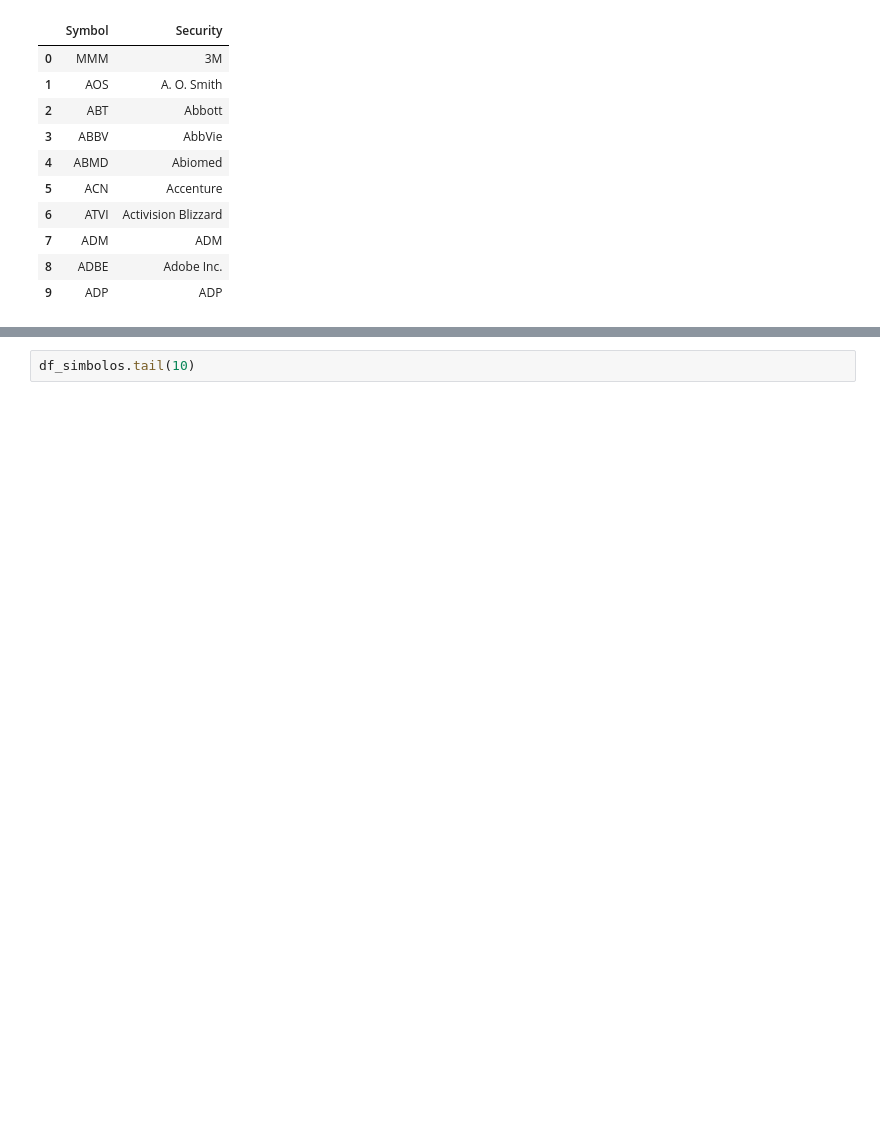
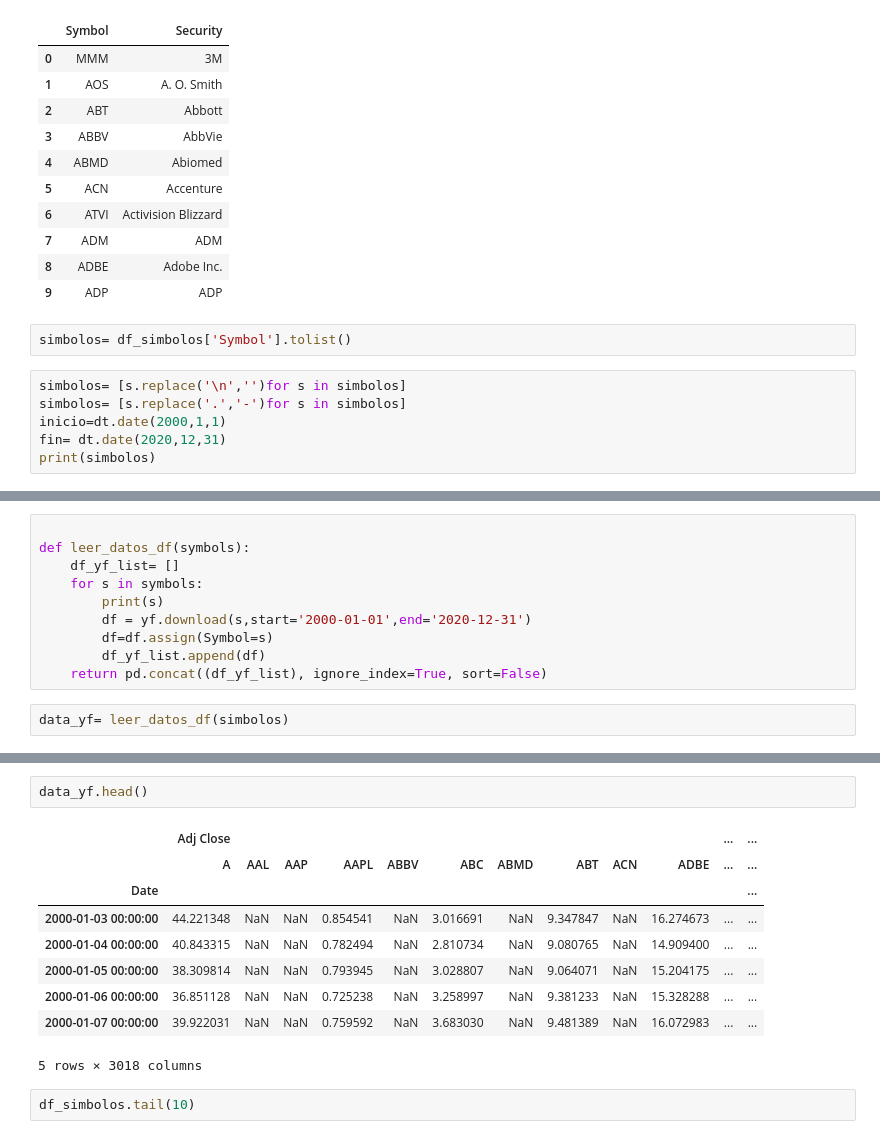
Before and after one commit to lugeminai/DS-PI-ProyectoIndividual, a Jupyter notebook: ds_pi_financiero/preliminar.ipynb, the cells around one changed output, grey strips where cells are left out. Saved outputs shown, nothing was run; the diff lists cells and outputs as text; blank space fills up the shorter version.

Commit message:
obtener datos de API YahooFinance

```diff
--- a/ds_pi_financiero/preliminar.ipynb
+++ b/ds_pi_financiero/preliminar.ipynb
@@ -38,3 +41,11 @@ df_simbolos.head(10)
 | 7 | ADM | ADM |
 | 8 | ADBE | Adobe Inc. |
 | 9 | ADP | ADP |
+# %%
+simbolos= df_simbolos['Symbol'].tolist()
+# %%
+simbolos= [s.replace('\n','')for s in simbolos]
+simbolos= [s.replace('.','-')for s in simbolos]
+inicio=dt.date(2000,1,1)
+fin= dt.date(2020,12,31)
+print(simbolos)
@@ -40,0 +54,12 @@ df_simbolos.head(10)
+# %%
+
+def leer_datos_df(symbols):
+    df_yf_list= []
+    for s in symbols:
+        print(s)
+        df = yf.download(s,start='2000-01-01',end='2020-12-31')
+        df=df.assign(Symbol=s)
+        df_yf_list.append(df)
+    return pd.concat((df_yf_list), ignore_index=True, sort=False)
+# %%
+data_yf= leer_datos_df(simbolos)
@@ -41,3 +105,15 @@ df_simbolos.head(10)
+# %%
+data_yf.head()
+# %% [output]
+|  | Adj Close |  |  |  |  |  |  |  |  |  | ... | ... |
+|  | A | AAL | AAP | AAPL | ABBV | ABC | ABMD | ABT | ACN | ADBE | ... | ... |
+| Date |  |  |  |  |  |  |  |  |  |  |  | ... |
+| 2000-01-03 00:00:00 | 44.221348 | NaN | NaN | 0.854541 | NaN | 3.016691 | NaN | 9.347847 | NaN | 16.274673 | ... | ... |
+| 2000-01-04 00:00:00 | 40.843315 | NaN | NaN | 0.782494 | NaN | 2.810734 | NaN | 9.080765 | NaN | 14.909400 | ... | ... |
+| 2000-01-05 00:00:00 | 38.309814 | NaN | NaN | 0.793945 | NaN | 3.028807 | NaN | 9.064071 | NaN | 15.204175 | ... | ... |
+| 2000-01-06 00:00:00 | 36.851128 | NaN | NaN | 0.725238 | NaN | 3.258997 | NaN | 9.381233 | NaN | 15.328288 | ... | ... |
+| 2000-01-07 00:00:00 | 39.922031 | NaN | NaN | 0.759592 | NaN | 3.683030 | NaN | 9.481389 | NaN | 16.072983 | ... | ... |
+5 rows × 3018 columns
 # %%
 df_simbolos.tail(10)
 # %% [output]
```
Also changed, not shown: parts of 16 cells of this notebook.
